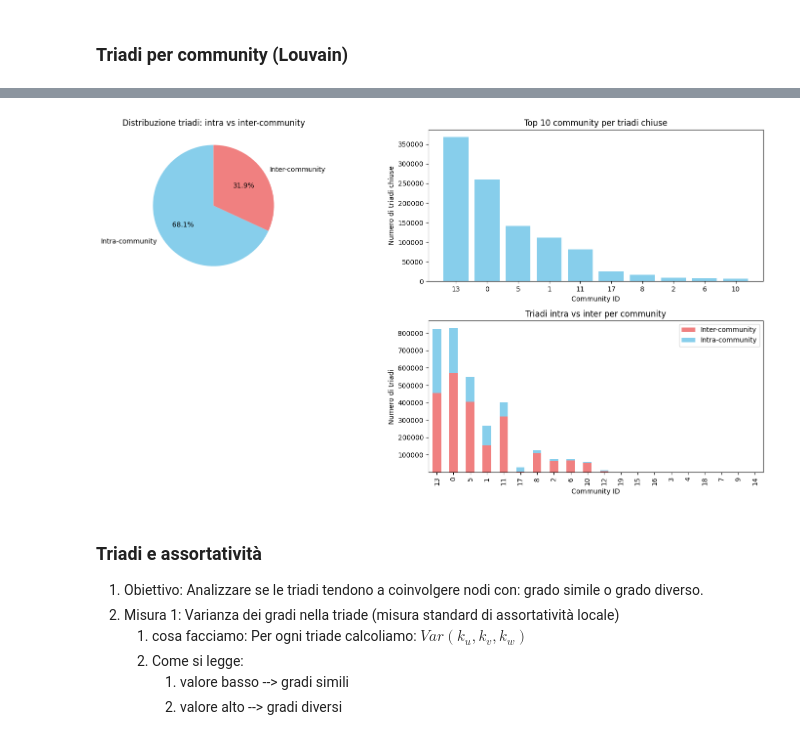
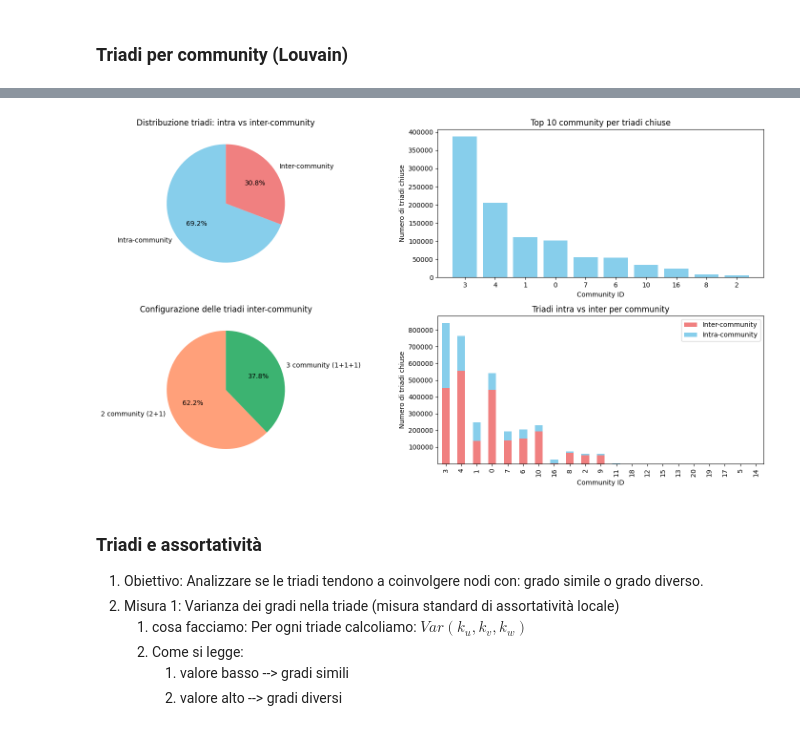
Before and after one commit to matteostronati/Data_science_project, a Jupyter notebook: notebooks/05_triads.ipynb, the cells around one changed output, grey strips where cells are left out. Cells and saved outputs as stored; diff of their text form; code cells hidden in the pictures.

```diff
--- a/notebooks/05_triads.ipynb
+++ b/notebooks/05_triads.ipynb
@@ -17,8 +19,11 @@ pd.set_option("display.width", 200)
 # %%
 hero_network_dataframe = pd.read_csv("../data/raw/dati marvel/hero-network.csv")
 
-hero_graph = nx.Graph()
-hero_graph.add_edges_from(hero_network_dataframe[["hero1", "hero2"]].itertuples(index=False, name=None))
+# Pulizia dei nomi
+hero_network_dataframe['hero1'] = hero_network_dataframe['hero1'].str.split('/').str[0].str.strip()
+hero_network_dataframe['hero2'] = hero_network_dataframe['hero2'].str.split('/').str[0].str.strip()
+
+hero_graph = nx.from_pandas_edgelist(hero_network_dataframe, source='hero1', target='hero2')
 
 print("GRAFO INIZIALE: \n")
 print(f"Caratteristiche grafo: {hero_graph.number_of_nodes()} nodi, {hero_graph.number_of_edges()} archi")
@@ -29,7 +34,8 @@ print("----------------------------------------------------\n")
 
 
 
-hero_graph.remove_edges_from(nx.selfloop_edges(hero_graph)) # Rimozione dei self loops
+# Rimozione dei self loops
+hero_graph.remove_edges_from(nx.selfloop_edges(hero_graph))
 
 print("RIMOZIONE SELF LOOPS: \n")
 print(f"Self-loops dopo: {nx.number_of_selfloops(hero_graph)}")
@@ -43,6 +49,7 @@ print("----------------------------------------------------\n")
 # Componente principale, si estrae quella e si usa quella
 largest_cc = max(nx.connected_components(hero_graph), key=len)
 hero_graph = hero_graph.subgraph(largest_cc).copy()
+
 print("ESTRAGGO IL SOTTOGRAFO PRINCIPALE: \n")
 print(f"Componente principale: {hero_graph.number_of_nodes()} nodi, {hero_graph.number_of_edges()} archi")
 print(f"Il grafo è ora connesso? {nx.is_connected(hero_graph)}")
@@ -242,22 +287,31 @@ Percentuale di triplette di nodi che sono triangoli: 7.45%
 # %%
 # 6) Triadi per community (Louvain)
 partition = community_louvain.best_partition(hero_graph)
+num_communities = len(set(partition.values()))
+print(f"Numero di comunità trovate: {num_communities}")
+print("--------------------------------------------------\n")
+
+
+
+
 triads_df["community_1"] = triads_df["hero_1"].map(partition)
 triads_df["community_2"] = triads_df["hero_2"].map(partition)
 triads_df["community_3"] = triads_df["hero_3"].map(partition)
 
-triads_df["intra_community"] = (
-    (triads_df["community_1"] == triads_df["community_2"]) &
-    (triads_df["community_2"] == triads_df["community_3"])
-)
+triads_df["intra_community"] = ((triads_df["community_1"] == triads_df["community_2"]) & (triads_df["community_2"] == triads_df["community_3"]))
 
 print("TRIADI (prime 10) CON COMMUNITY: \n")
 print(triads_df.head(10))
 print("--------------------------------------------------\n")
 
+
+
+
 print("CONTEGGIO TRIADI INTRA / INTER COMMUNITY:\n")
-print(triads_df["intra_community"].value_counts())
-print("--------------------------------------------------\n")
+n_intra = triads_df["intra_community"].sum()
+n_inter = (triads_df["intra_community"] == False).sum()
+print(f"Numero di triadi intra-community: {n_intra}")
+print(f"Numero di triadi inter-community: {n_inter}")
 
 intra_ratio = triads_df["intra_community"].mean() * 100
 
@@ -265,16 +319,40 @@ print(f"Percentuale di triadi intra-community: {intra_ratio:.2f}%")
 print(f"Percentuale di triadi inter-community: {100 - intra_ratio:.2f}%")
 print("--------------------------------------------------\n")
 
-community_triads = (
-    triads_df[triads_df["intra_community"]]
-    .groupby("community_1")
-    .size()
-    .sort_values(ascending=False)
-)
+
+
+
+community_triads = (triads_df[triads_df["intra_community"]].groupby("community_1").size().sort_values(ascending=False))
 
 print("COMMUNITY CON PIÙ TRIADI CHIUSE:\n")
 print(community_triads.head(10))
 print("--------------------------------------------------\n")
+
+
+
+
+# Numero di community distinte per ciascuna triade
+triads_df["num_communities"] = triads_df[
+    ["community_1", "community_2", "community_3"]
+].nunique(axis=1)
+
+# Consideriamo solo le triadi inter-community
+inter_triads = triads_df[~triads_df["intra_community"]]
+
+# Conteggio delle configurazioni (2 community vs 3 community)
+inter_config_counts = inter_triads["num_communities"].value_counts().sort_index()
+
+# Percentuali rispetto al totale delle triadi inter-community
+inter_config_perc = inter_config_counts / inter_config_counts.sum() * 100
+
+print("DISTRIBUZIONE TRIADI INTER-COMMUNITY PER NUMERO DI COMMUNITY DISTINTE:")
+print(inter_config_counts)
+print("\nPercentuali:")
+print(inter_config_perc.round(2))
+print("--------------------------------------------------\n")
+
+
+
 
 
 
@@ -302,19 +380,33 @@ ax2.set_title("Top 10 community per triadi chiuse")
 # -------------------------------
 # 3) Stacked bar chart – riga 1, colonna 1
 ax3 = plt.subplot2grid((2,2), (1,1))
-community_counts = (
-    triads_df.groupby(["community_1", "intra_community"])
-    .size()
-    .unstack(fill_value=0)
-)
+community_counts = (triads_df.groupby(["community_1", "intra_community"]).size().unstack(fill_value=0))
 community_counts = community_counts.sort_values(True, ascending=False)  # ordina per triadi chiuse
 community_counts.plot(kind="bar", stacked=True, ax=ax3, color=["lightcoral","skyblue"], legend=False)
 ax3.set_xlabel("Community ID")
-ax3.set_ylabel("Numero di triadi")
+ax3.set_ylabel("Numero di triadi chiuse")
 ax3.set_title("Triadi intra vs inter per community")
 ax3.legend(["Inter-community","Intra-community"])
 
 # -------------------------------
+# 4) Pie chart – configurazioni delle triadi inter-community (riga 1, colonna 0)
+ax4 = plt.subplot2grid((2,2), (1,0))
+
+labels = []
+sizes = []
+
+if 2 in inter_config_perc.index:
+    labels.append("2 community (2+1)")
+    sizes.append(inter_config_perc.loc[2])
+
+if 3 in inter_config_perc.index:
+    labels.append("3 community (1+1+1)")
+    sizes.append(inter_config_perc.loc[3])
+
+ax4.pie(sizes, labels=labels, autopct="%1.1f%%", startangle=90, colors=["lightsalmon", "mediumseagreen"])
+ax4.set_title("Configurazione delle triadi inter-community")
+
+# -------------------------------
 plt.tight_layout()
 plt.show()
 # %% [output]
@@ -337,5 +429,5 @@ dtype: int64
 --------------------------------------------------
-[figure, old version]
+[figure, new version]
 # %% [markdown]
 ### Triadi e assortatività
 1. Obiettivo: Analizzare se le triadi tendono a coinvolgere nodi con: grado simile o grado diverso.
```
Also changed, not shown: parts of 11 cells of this notebook.
